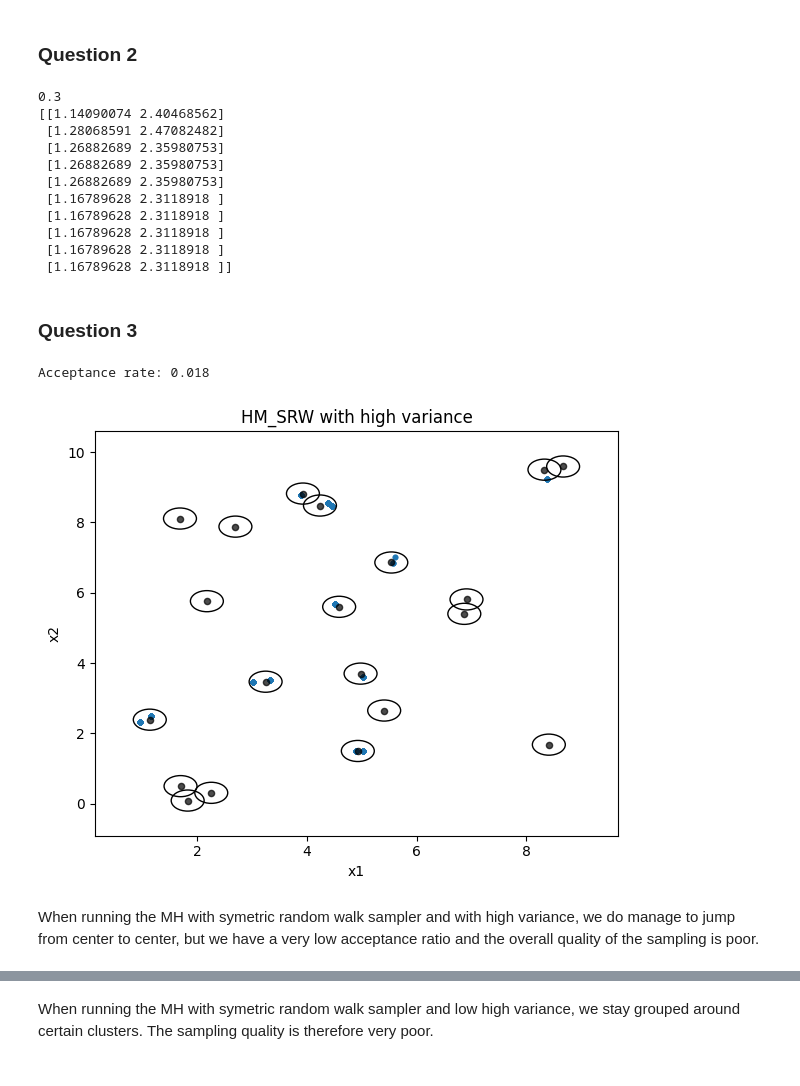
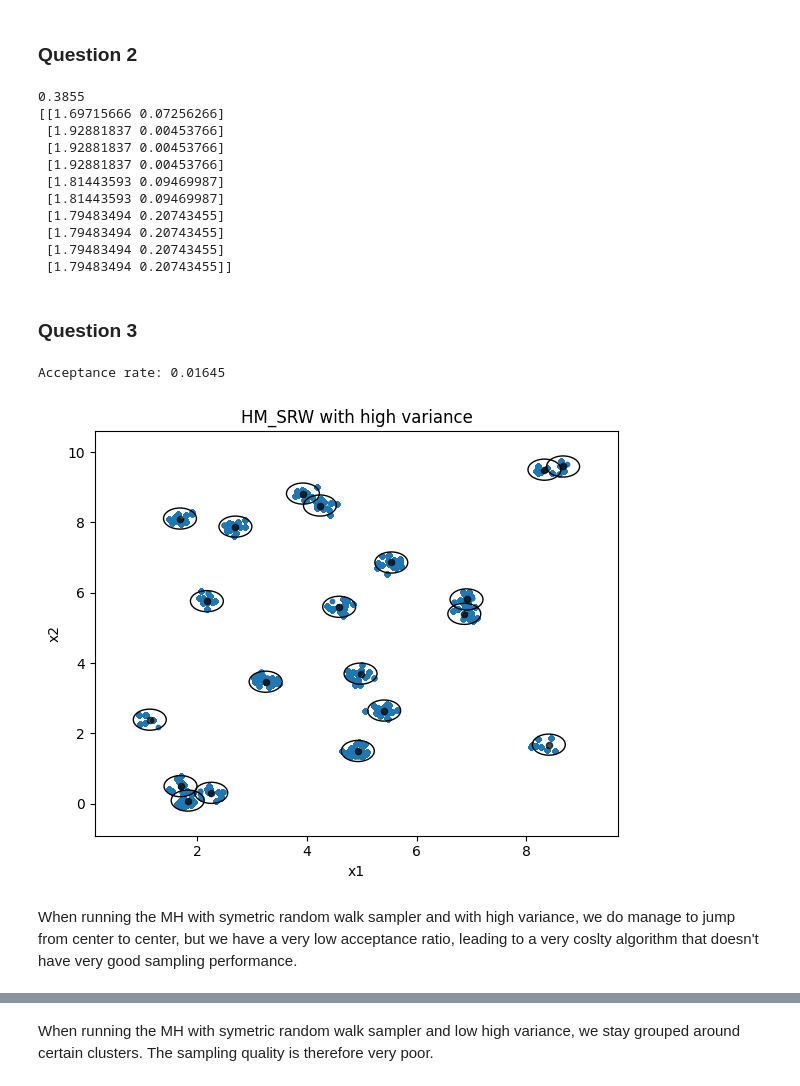
Before and after one commit to T-prog123/MVA_code, a Jupyter notebook: computational_statistics/tp4_computational_statistics.ipynb, the cells around one changed output, grey strips where cells are left out. Drawn from its saved outputs; the diff is of its cells as text; code cells hidden in the pictures.

```diff
--- a/computational_statistics/tp4_computational_statistics.ipynb
+++ b/computational_statistics/tp4_computational_statistics.ipynb
@@ -290,9 +281,9 @@ def pi(x, sigma=sigma_pi, w=w):
 def log_pi(x, sigma=sigma_pi, w=w):
     return np.log(pi(x, sigma=sigma, w=w))
 
-x = np.array([1,-2])
+# x = np.array([1,-2])
 
-print(f"For x = {x}, we have: \npi(x) = {pi(x)}\nlog_pi(x) = {log_pi(x)}")
+# print(f"For x = {x}, we have: \npi(x) = {pi(x)}\nlog_pi(x) = {log_pi(x)}")
 # %% [output]
 For x = [ 1 -2], we have:
 pi(x) = 1.2286562289300429e-110
@@ -326,25 +317,25 @@ def MH_SRW(log_pi ,dim, sigma, N_steps, return_acceptance_ratio=False):
         return np.array(past_X[drop_num:])
 
 
-# Test code:
-dim = 2
-sigma_rw = 0.2
-N_steps = 2000
-samples, acc_rate = MH_SRW(log_pi, dim, sigma_rw, N_steps, return_acceptance_ratio=True)
-print(acc_rate)
-print(samples[:10])
+# # Test code:
+# dim = 2
+# sigma_rw = 0.2
+# N_steps = 2000
+# samples, acc_rate = MH_SRW(log_pi, dim, sigma_rw, N_steps, return_acceptance_ratio=True)
+# print(acc_rate)
+# print(samples[:10])
 # %% [output]
-0.3
-[[1.14090074 2.40468562]
- [1.28068591 2.47082482]
- [1.26882689 2.35980753]
- [1.26882689 2.35980753]
- [1.26882689 2.35980753]
- [1.16789628 2.3118918 ]
- [1.16789628 2.3118918 ]
- [1.16789628 2.3118918 ]
- [1.16789628 2.3118918 ]
- [1.16789628 2.3118918 ]]
+0.3855
+[[1.69715666 0.07256266]
+ [1.92881837 0.00453766]
+ [1.92881837 0.00453766]
+ [1.92881837 0.00453766]
+ [1.81443593 0.09469987]
+ [1.81443593 0.09469987]
+ [1.79483494 0.20743455]
+ [1.79483494 0.20743455]
+ [1.79483494 0.20743455]
+ [1.79483494 0.20743455]]
 # %% [markdown]
 ### Question 3
 # %%
@@ -353,36 +344,36 @@ def plot_pi_and_MH_samples(sigma_rw, N_steps, title=""):
     dim = 2
     samples, acc_rate = MH_SRW(log_pi, dim, sigma_rw, N_steps, return_acceptance_ratio=True)
     print("Acceptance rate:", acc_rate)
 
     # margins for plotting window
     margin = 1.0
     x_min, x_max = mu[:, 0].min() - margin, mu[:, 0].max() + margin
     y_min, y_max = mu[:, 1].min() - margin, mu[:, 1].max() + margin
 
     #Plotting
     fig, ax = plt.subplots(figsize=(6, 5))
     ax.scatter(samples[:, 0], samples[:, 1], s=10, alpha=1, zorder=1)
     ax.scatter(mu[:, 0], mu[:, 1], s=20, c="black", zorder=3, alpha = 0.7)
     for m in mu:
         circ = Circle((m[0], m[1]),radius=0.3, fill=False,
                       edgecolor="black", linewidth=1, zorder=2)
         ax.add_patch(circ)
 
     ax.set_xlim(x_min, x_max)
     ax.set_ylim(y_min, y_max)
     ax.set_xlabel("x1")
     ax.set_ylabel("x2")
     ax.set_title(f"MH SRW samples (N={N_steps}, sigma_rw={sigma_rw})")
     plt.title(title)
     plt.tight_layout()
     plt.show()
 
-N_steps = 2000
+N_steps = 20000
 sigma_rw = 3
 plot_pi_and_MH_samples(sigma_rw, N_steps, title="HM_SRW with high variance")
 # %% [output]
-Acceptance rate: 0.018
+Acceptance rate: 0.01645
-[figure, old version]
+[figure, new version]
 # %% [markdown]
-When running the MH with symetric random walk sampler and with high variance, we do manage to jump from center to center, but we have a very low acceptance ratio and the overall quality of the sampling is poor.
+When running the MH with symetric random walk sampler and with high variance, we do manage to jump from center to center, but we have a very low acceptance ratio, leading to a very coslty algorithm that doesn't have very good sampling performance.
 # %%
```
Also changed, not shown: parts of 16 cells of this notebook.
